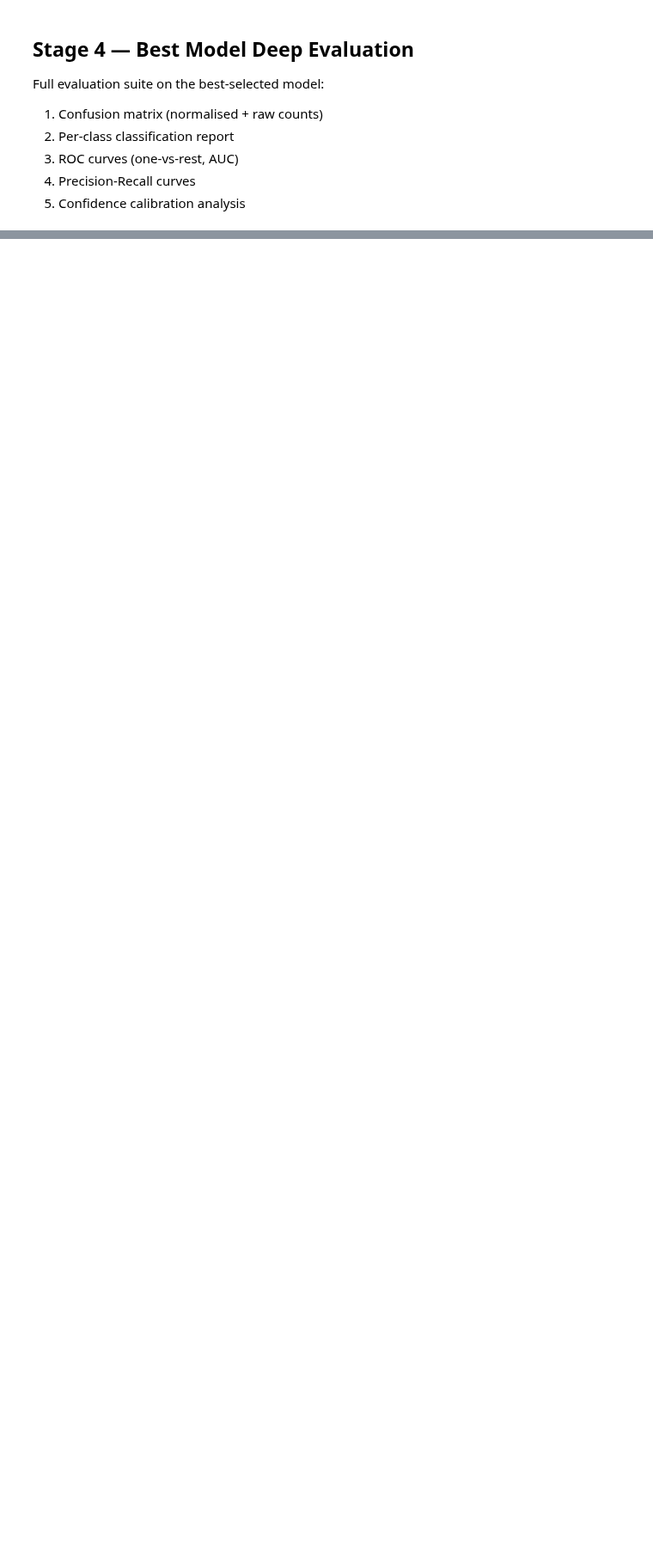
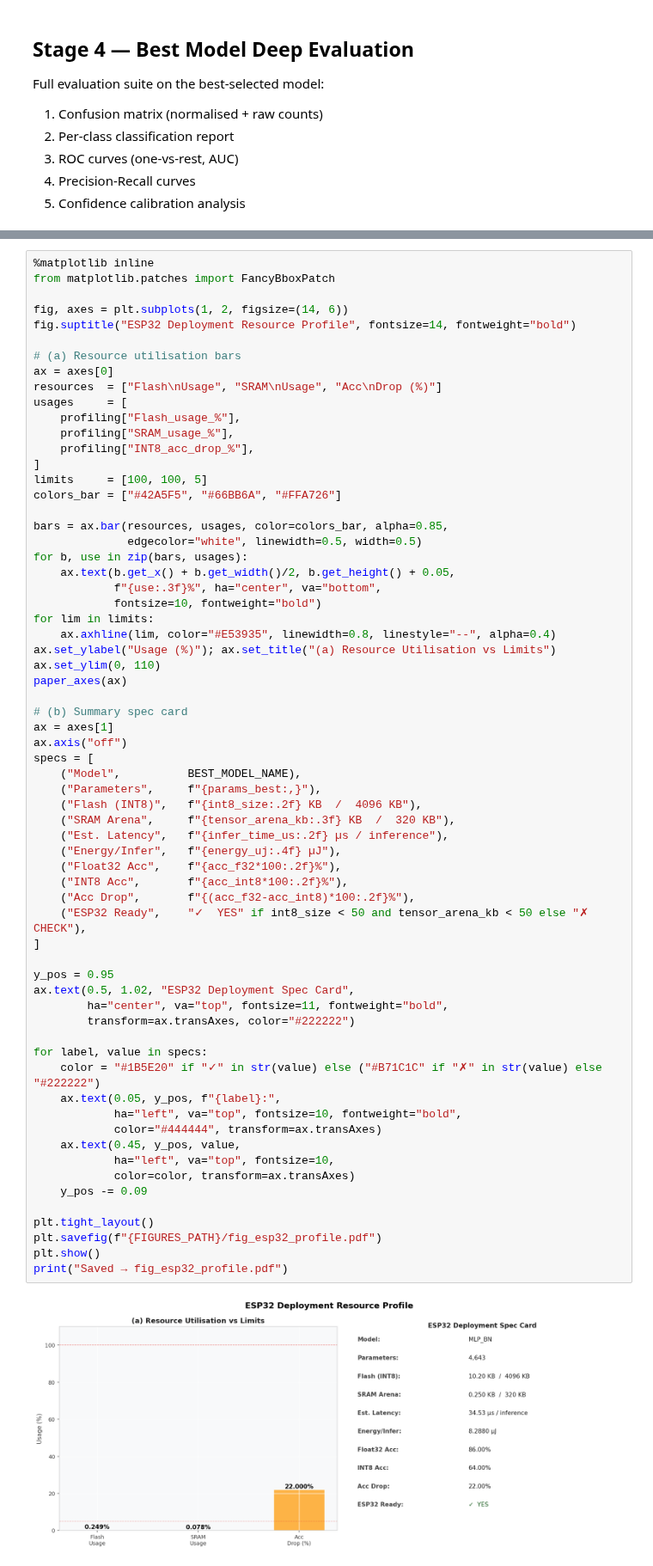
Before and after one commit to prajwal816/BorderIntrusion-Paper, a Jupyter notebook: 03-TinyML-Model.ipynb, the cells around one changed output, grey strips where cells are left out. Shown at 86% size. Drawn from its saved outputs; the diff is of its cells as text; blank space fills up the shorter version.

```diff
--- a/03-TinyML-Model.ipynb
+++ b/03-TinyML-Model.ipynb
@@ -602,0 +934,67 @@ print("Saved → fig_confidence.pdf")
+# %%
+%matplotlib inline
+from matplotlib.patches import FancyBboxPatch
+
+fig, axes = plt.subplots(1, 2, figsize=(14, 6))
+fig.suptitle("ESP32 Deployment Resource Profile", fontsize=14, fontweight="bold")
+
+# (a) Resource utilisation bars
+ax = axes[0]
+resources  = ["Flash\nUsage", "SRAM\nUsage", "Acc\nDrop (%)"]
+usages     = [
+    profiling["Flash_usage_%"],
+    profiling["SRAM_usage_%"],
+    profiling["INT8_acc_drop_%"],
+]
+limits     = [100, 100, 5]
+colors_bar = ["#42A5F5", "#66BB6A", "#FFA726"]
+
+bars = ax.bar(resources, usages, color=colors_bar, alpha=0.85,
+              edgecolor="white", linewidth=0.5, width=0.5)
+for b, use in zip(bars, usages):
+    ax.text(b.get_x() + b.get_width()/2, b.get_height() + 0.05,
+            f"{use:.3f}%", ha="center", va="bottom",
+            fontsize=10, fontweight="bold")
+for lim in limits:
+    ax.axhline(lim, color="#E53935", linewidth=0.8, linestyle="--", alpha=0.4)
+ax.set_ylabel("Usage (%)"); ax.set_title("(a) Resource Utilisation vs Limits")
+ax.set_ylim(0, 110)
+paper_axes(ax)
+
+# (b) Summary spec card
+ax = axes[1]
+ax.axis("off")
+specs = [
+    ("Model",          BEST_MODEL_NAME),
+    ("Parameters",     f"{params_best:,}"),
+    ("Flash (INT8)",   f"{int8_size:.2f} KB  /  4096 KB"),
+    ("SRAM Arena",     f"{tensor_arena_kb:.3f} KB  /  320 KB"),
+    ("Est. Latency",   f"{infer_time_us:.2f} µs / inference"),
+    ("Energy/Infer",   f"{energy_uj:.4f} µJ"),
+    ("Float32 Acc",    f"{acc_f32*100:.2f}%"),
+    ("INT8 Acc",       f"{acc_int8*100:.2f}%"),
+    ("Acc Drop",       f"{(acc_f32-acc_int8)*100:.2f}%"),
+    ("ESP32 Ready",    "✓  YES" if int8_size < 50 and tensor_arena_kb < 50 else "✗  CHECK"),
+]
+
+y_pos = 0.95
+ax.text(0.5, 1.02, "ESP32 Deployment Spec Card",
+        ha="center", va="top", fontsize=11, fontweight="bold",
+        transform=ax.transAxes, color="#222222")
+
+for label, value in specs:
+    color = "#1B5E20" if "✓" in str(value) else ("#B71C1C" if "✗" in str(value) else "#222222")
+    ax.text(0.05, y_pos, f"{label}:",
+            ha="left", va="top", fontsize=10, fontweight="bold",
+            color="#444444", transform=ax.transAxes)
+    ax.text(0.45, y_pos, value,
+            ha="left", va="top", fontsize=10,
+            color=color, transform=ax.transAxes)
+    y_pos -= 0.09
+
+plt.tight_layout()
+plt.savefig(f"{FIGURES_PATH}/fig_esp32_profile.pdf")
+plt.show()
+print("Saved → fig_esp32_profile.pdf")
+# %% [output]
+[figure, added]
```
Also changed, not shown: parts of 16 cells of this notebook.
